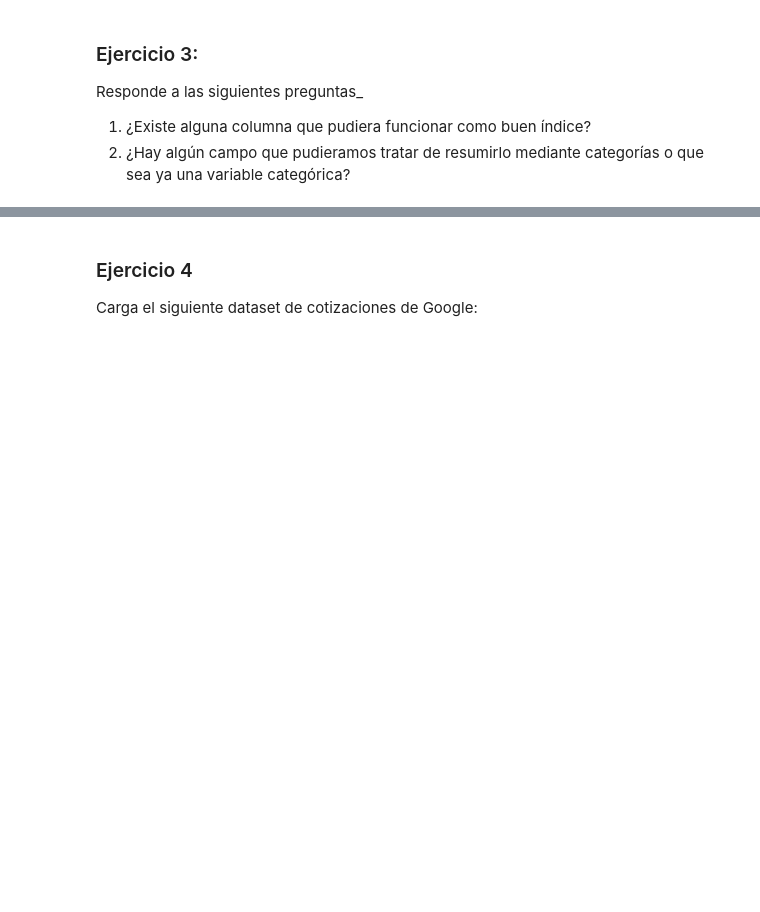
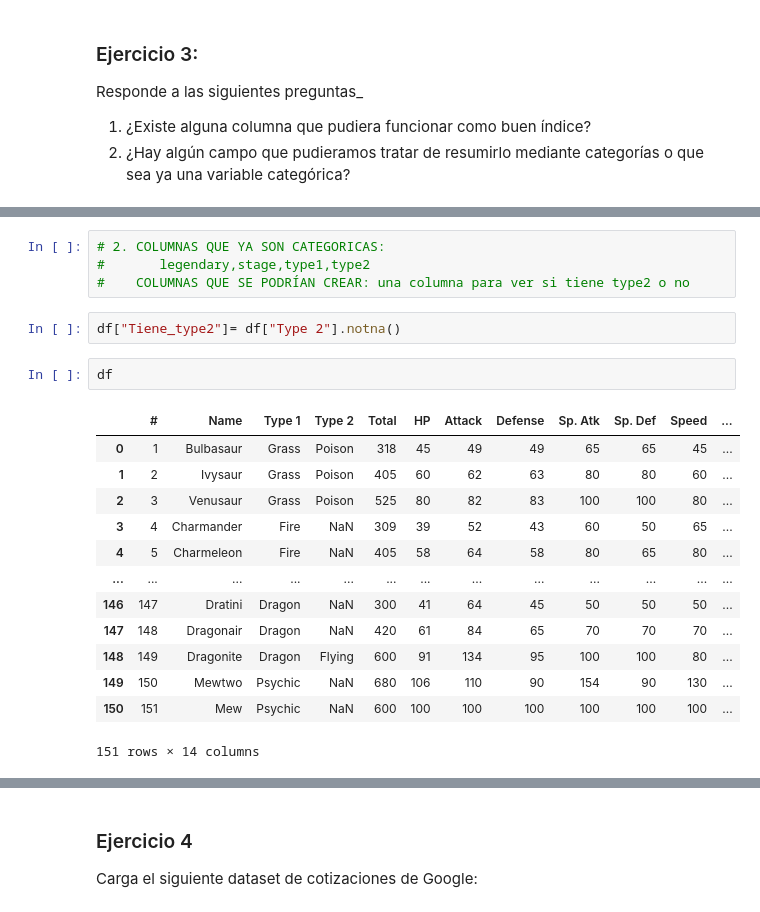
Before and after one commit to guicnw/ONLINE_DS_THEBRIDGE_GUILLERMO, a Jupyter notebook: Sprint_5/Sprint5_Unidad_1/Ejercicios Workout/11_Ejercicio_Transformacion_Texto_Fechas.ipynb, the cells around one changed output, grey strips where cells are left out. Saved outputs shown, nothing was run; the diff lists cells and outputs as text; blank space fills up the shorter version.

```diff
--- a/Sprint_5/Sprint5_Unidad_1/Ejercicios Workout/11_Ejercicio_Transformacion_Texto_Fechas.ipynb
+++ b/Sprint_5/Sprint5_Unidad_1/Ejercicios Workout/11_Ejercicio_Transformacion_Texto_Fechas.ipynb
@@ -75,0 +137,22 @@ Responde a las siguientes preguntas_
+# %%
+# 2. COLUMNAS QUE YA SON CATEGORICAS:
+#       legendary,stage,type1,type2
+#    COLUMNAS QUE SE PODRÍAN CREAR: una columna para ver si tiene type2 o no
+# %%
+df["Tiene_type2"]= df["Type 2"].notna()
+# %%
+df
+# %% [output]
+|  | # | Name | Type 1 | Type 2 | Total | HP | Attack | Defense | Sp. Atk | Sp. Def | Speed | ... |
+| 0 | 1 | Bulbasaur | Grass | Poison | 318 | 45 | 49 | 49 | 65 | 65 | 45 | ... |
+| 1 | 2 | Ivysaur | Grass | Poison | 405 | 60 | 62 | 63 | 80 | 80 | 60 | ... |
+| 2 | 3 | Venusaur | Grass | Poison | 525 | 80 | 82 | 83 | 100 | 100 | 80 | ... |
+| 3 | 4 | Charmander | Fire | NaN | 309 | 39 | 52 | 43 | 60 | 50 | 65 | ... |
+| 4 | 5 | Charmeleon | Fire | NaN | 405 | 58 | 64 | 58 | 80 | 65 | 80 | ... |
+| ... | ... | ... | ... | ... | ... | ... | ... | ... | ... | ... | ... | ... |
+| 146 | 147 | Dratini | Dragon | NaN | 300 | 41 | 64 | 45 | 50 | 50 | 50 | ... |
+| 147 | 148 | Dragonair | Dragon | NaN | 420 | 61 | 84 | 65 | 70 | 70 | 70 | ... |
+| 148 | 149 | Dragonite | Dragon | Flying | 600 | 91 | 134 | 95 | 100 | 100 | 80 | ... |
+| 149 | 150 | Mewtwo | Psychic | NaN | 680 | 106 | 110 | 90 | 154 | 90 | 130 | ... |
+| 150 | 151 | Mew | Psychic | NaN | 600 | 100 | 100 | 100 | 100 | 100 | 100 | ... |
+151 rows × 14 columns
```
Also changed, not shown: parts of 28 cells of this notebook.
